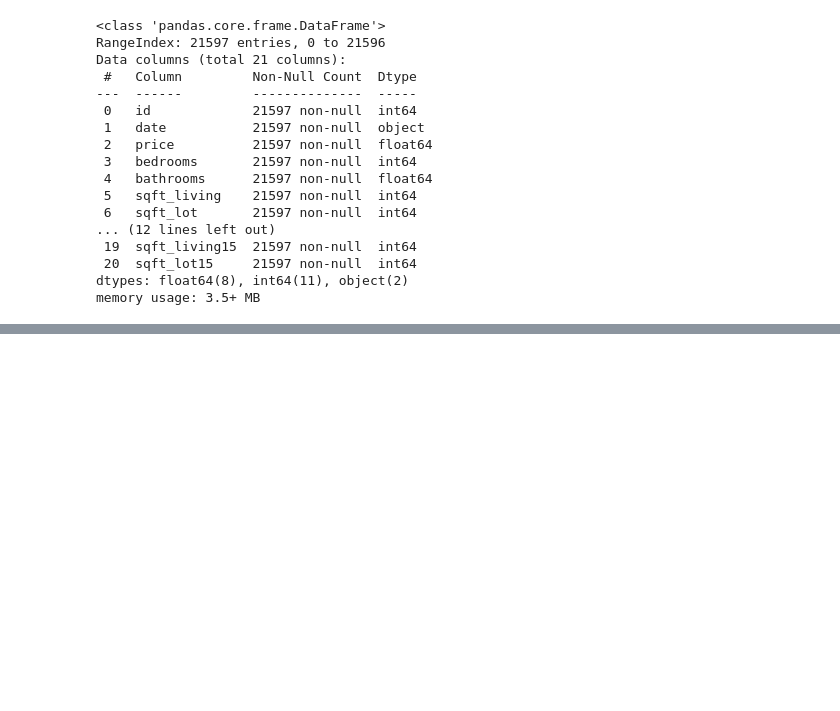
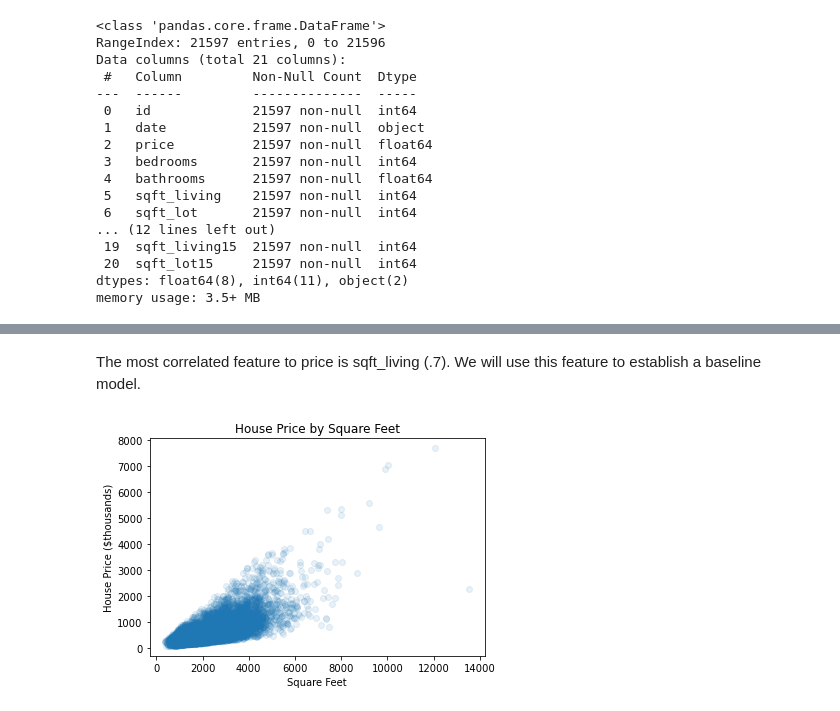
Before and after one commit to mankah/Project-2, a Jupyter notebook: Notebook.ipynb, the cells around one changed output, grey strips where cells are left out. Saved outputs shown, nothing was run; the diff lists cells and outputs as text; code cells hidden in the pictures; blank space fills up the shorter version.

```diff
--- a/Notebook.ipynb
+++ b/Notebook.ipynb
@@ -118,0 +69,12 @@ sns.heatmap(
+# %% [markdown]
+The most correlated feature to price is sqft_living (.7).  We will use this feature to establish a baseline model.
+# %%
+fig, ax = plt.subplots()
+ax.scatter(df.sqft_living, df.price, alpha=.1)
+ax.set_xlabel('Square Feet')
+ax.set_yticks(range(0,9000000,1000000))
+ax.set_yticklabels(range(0,9000,1000))
+ax.set_ylabel('House Price ($thousands)')
+ax.set_title('House Price by Square Feet');
+# %% [output]
+[figure, added]
```
Also changed, not shown: parts of 13 cells of this notebook.
